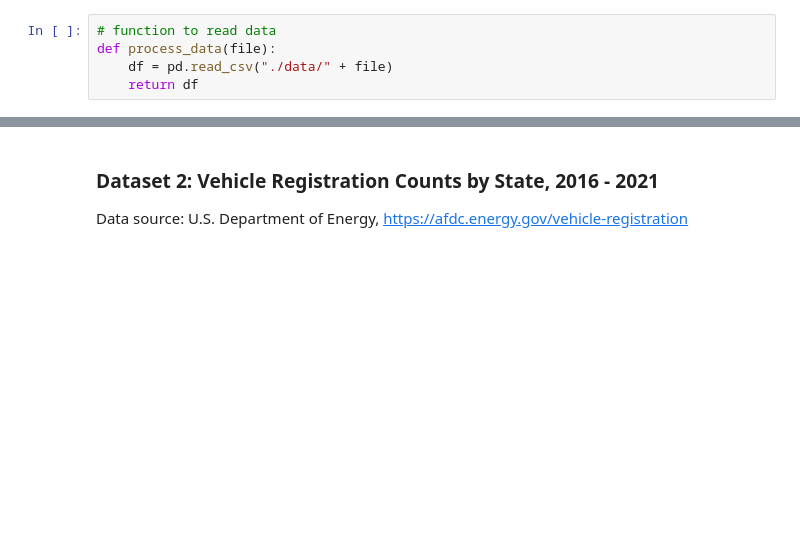
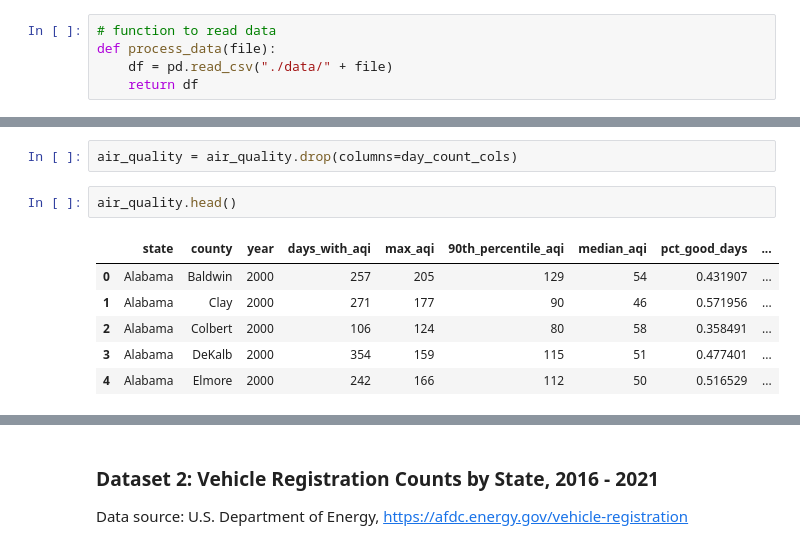
Before and after one commit to boay00/group-project-ev, a Jupyter notebook: 01_data_collection.ipynb, the cells around one changed output, grey strips where cells are left out. Cells and saved outputs as stored; diff of their text form; blank space fills up the shorter version.

```diff
--- a/01_data_collection.ipynb
+++ b/01_data_collection.ipynb
@@ -85,0 +149,11 @@ dtype: int64
+# %%
+air_quality = air_quality.drop(columns=day_count_cols)
+# %%
+air_quality.head()
+# %% [output]
+|  | state | county | year | days_with_aqi | max_aqi | 90th_percentile_aqi | median_aqi | pct_good_days | ... |
+| 0 | Alabama | Baldwin | 2000 | 257 | 205 | 129 | 54 | 0.431907 | ... |
+| 1 | Alabama | Clay | 2000 | 271 | 177 | 90 | 46 | 0.571956 | ... |
+| 2 | Alabama | Colbert | 2000 | 106 | 124 | 80 | 58 | 0.358491 | ... |
+| 3 | Alabama | DeKalb | 2000 | 354 | 159 | 115 | 51 | 0.477401 | ... |
+| 4 | Alabama | Elmore | 2000 | 242 | 166 | 112 | 50 | 0.516529 | ... |
```
Also changed, not shown: parts of 18 cells of this notebook, 4 other files.
